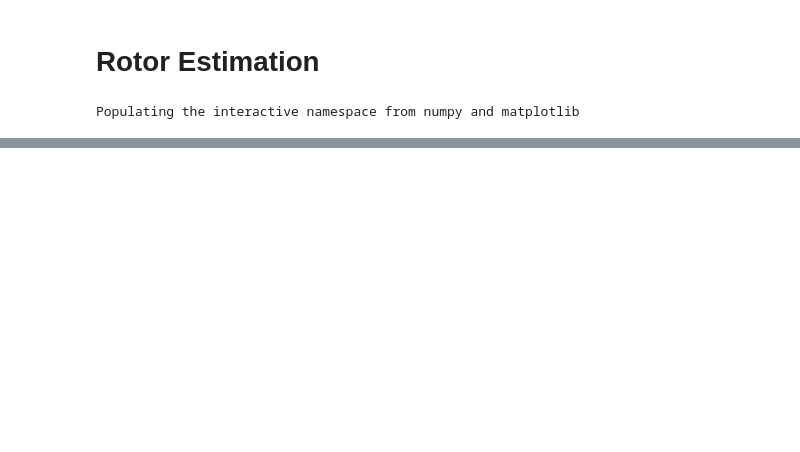
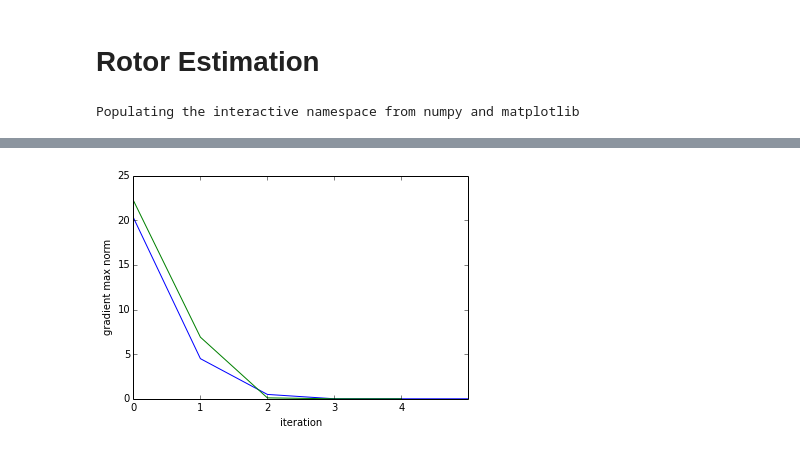
Before and after one commit to tingelst/game, a Jupyter notebook: python/rotor_estimation.ipynb, the cells around one changed output, grey strips where cells are left out. Cells and saved outputs as stored; diff of their text form; code cells hidden in the pictures; blank space fills up the shorter version.

```diff
--- a/python/rotor_estimation.ipynb
+++ b/python/rotor_estimation.ipynb
@@ -55 +72,12 @@ array([[-0.7991, -0.3433],
+# %%
+iterations = re.summary()['iterations']
+plt.plot([iteration['gradient_max_norm'] for iteration in iterations])
+iterations = rbe.summary()['iterations']
+plt.plot([iteration['gradient_max_norm'] for iteration in iterations])
+plt.xticks([iteration['iteration'] for iteration in iterations])
+plt.xlabel('iteration')
+plt.ylabel('gradient max norm')
+plt.show()
+# %% [output]
+[figure, added]
 # %%
```
Also changed, not shown: parts of 22 cells of this notebook, 6 other files.
